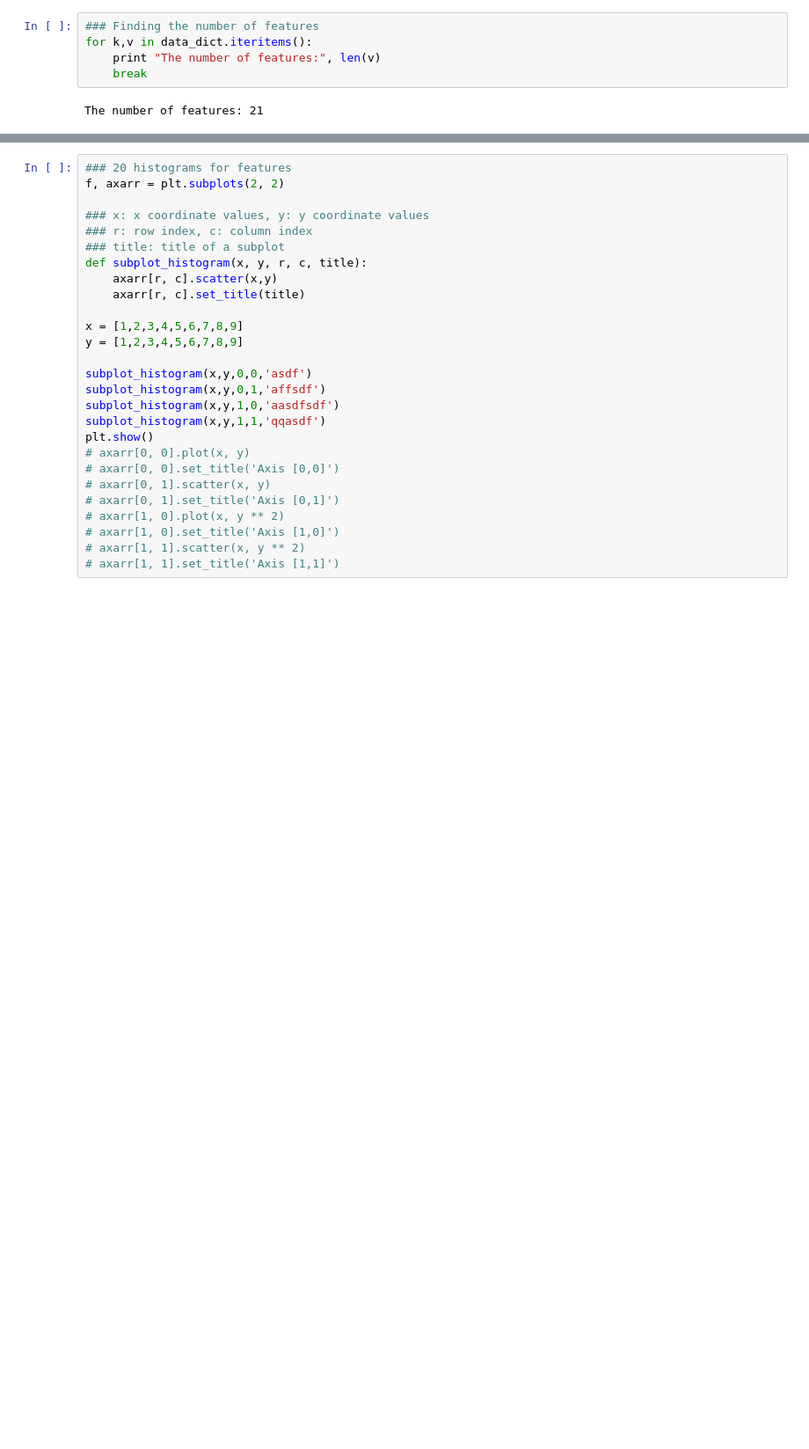
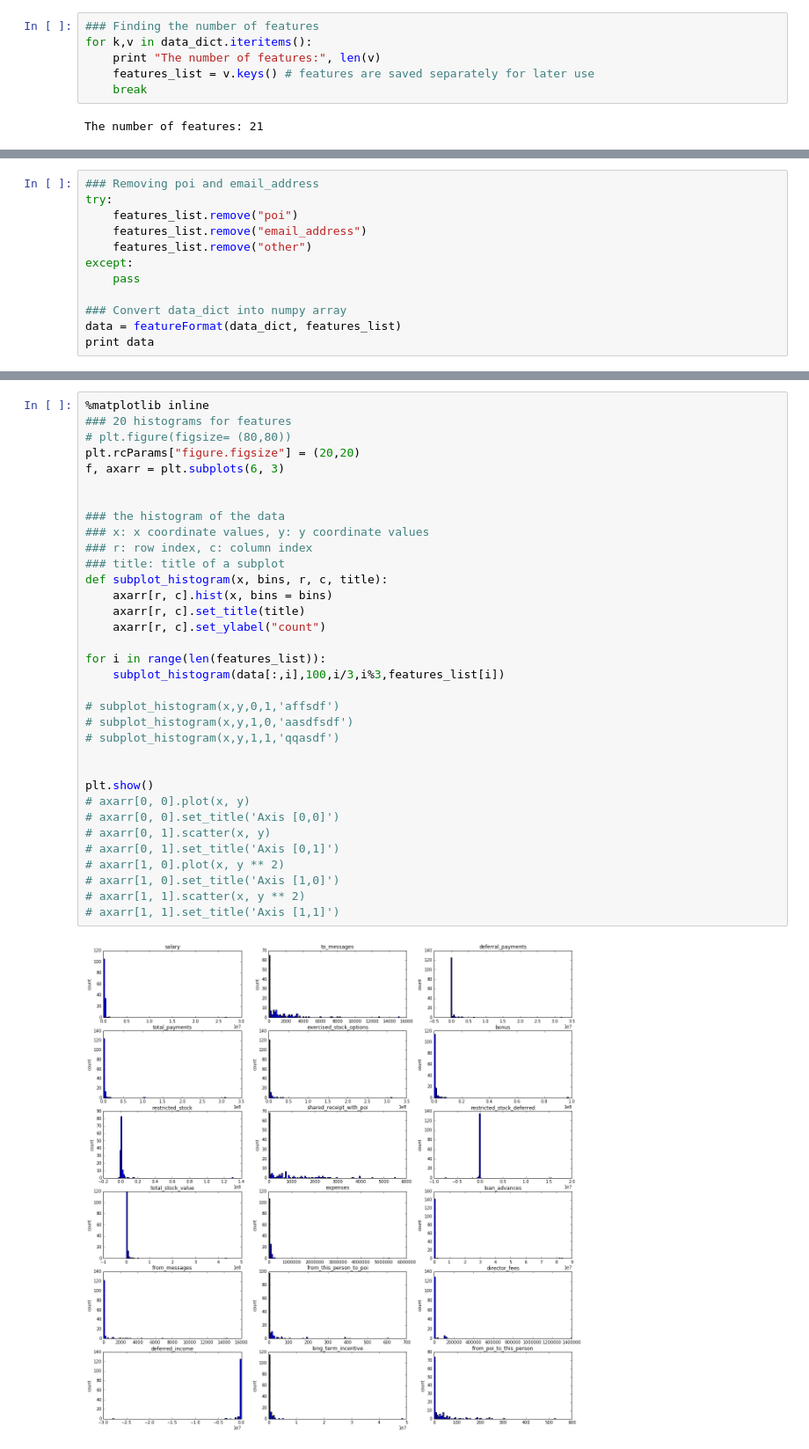
Before and after one commit to wonjunee/machine-learning, a Jupyter notebook: ud120-projects/final_project/final_project.ipynb, the cells around one changed output, grey strips where cells are left out. Shown at 88% size. Cells and saved outputs as stored; diff of their text form; blank space fills up the shorter version.

Commit message:
subplot histograms with labels

```diff
--- a/ud120-projects/final_project/final_project.ipynb
+++ b/ud120-projects/final_project/final_project.ipynb
@@ -69,6 +69,7 @@ The keys of data_dict are the names of people and the values are various feature
 ### Finding the number of features
 for k,v in data_dict.iteritems():
     print "The number of features:", len(v)
+    features_list = v.keys() # features are saved separately for later use
     break
 # %% [output]
 The number of features: 21
@@ -76,0 +78,12 @@ There are total 20 (21 subtracted by 1 for 'poi') features I need to investigate
+# %%
+### Removing poi and email_address
+try:
+    features_list.remove("poi")
+    features_list.remove("email_address")
+    features_list.remove("other")
+except:
+    pass
+
+### Convert data_dict into numpy array
+data = featureFormat(data_dict, features_list)
+print data
@@ -77,27 +104,36 @@ There are total 20 (21 subtracted by 1 for 'poi') features I need to investigate
 # %%
+%matplotlib inline
 ### 20 histograms for features
-f, axarr = plt.subplots(2, 2)
+# plt.figure(figsize= (80,80))
+plt.rcParams["figure.figsize"] = (20,20)
+f, axarr = plt.subplots(6, 3)
 
+
+### the histogram of the data
 ### x: x coordinate values, y: y coordinate values
 ### r: row index, c: column index
 ### title: title of a subplot
-def subplot_histogram(x, y, r, c, title):
-    axarr[r, c].scatter(x,y)
+def subplot_histogram(x, bins, r, c, title):
+    axarr[r, c].hist(x, bins = bins)
     axarr[r, c].set_title(title)
+    axarr[r, c].set_ylabel("count")
 
-x = [1,2,3,4,5,6,7,8,9]
-y = [1,2,3,4,5,6,7,8,9]
+for i in range(len(features_list)):
+    subplot_histogram(data[:,i],100,i/3,i%3,features_list[i])
 
-subplot_histogram(x,y,0,0,'asdf')
-subplot_histogram(x,y,0,1,'affsdf')
-subplot_histogram(x,y,1,0,'aasdfsdf')
-subplot_histogram(x,y,1,1,'qqasdf')
+# subplot_histogram(x,y,0,1,'affsdf')
+# subplot_histogram(x,y,1,0,'aasdfsdf')
+# subplot_histogram(x,y,1,1,'qqasdf')
+
+
 plt.show()
 # axarr[0, 0].plot(x, y)
 # axarr[0, 0].set_title('Axis [0,0]')
 # axarr[0, 1].scatter(x, y)
 # axarr[0, 1].set_title('Axis [0,1]')
 # axarr[1, 0].plot(x, y ** 2)
 # axarr[1, 0].set_title('Axis [1,0]')
 # axarr[1, 1].scatter(x, y ** 2)
 # axarr[1, 1].set_title('Axis [1,1]')
+# %% [output]
+[figure, added]
```
Also changed, not shown: parts of 5 cells of this notebook.
